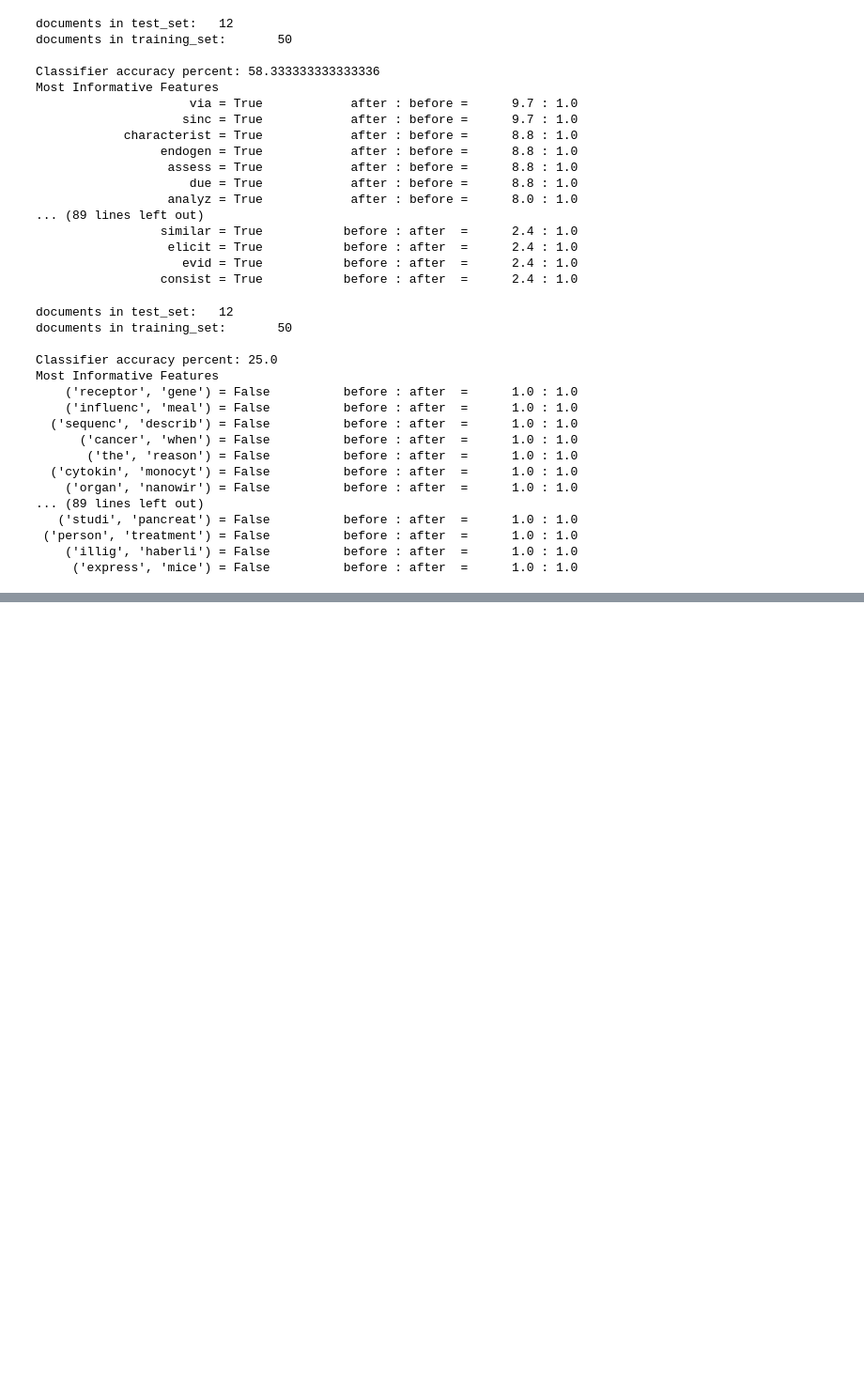
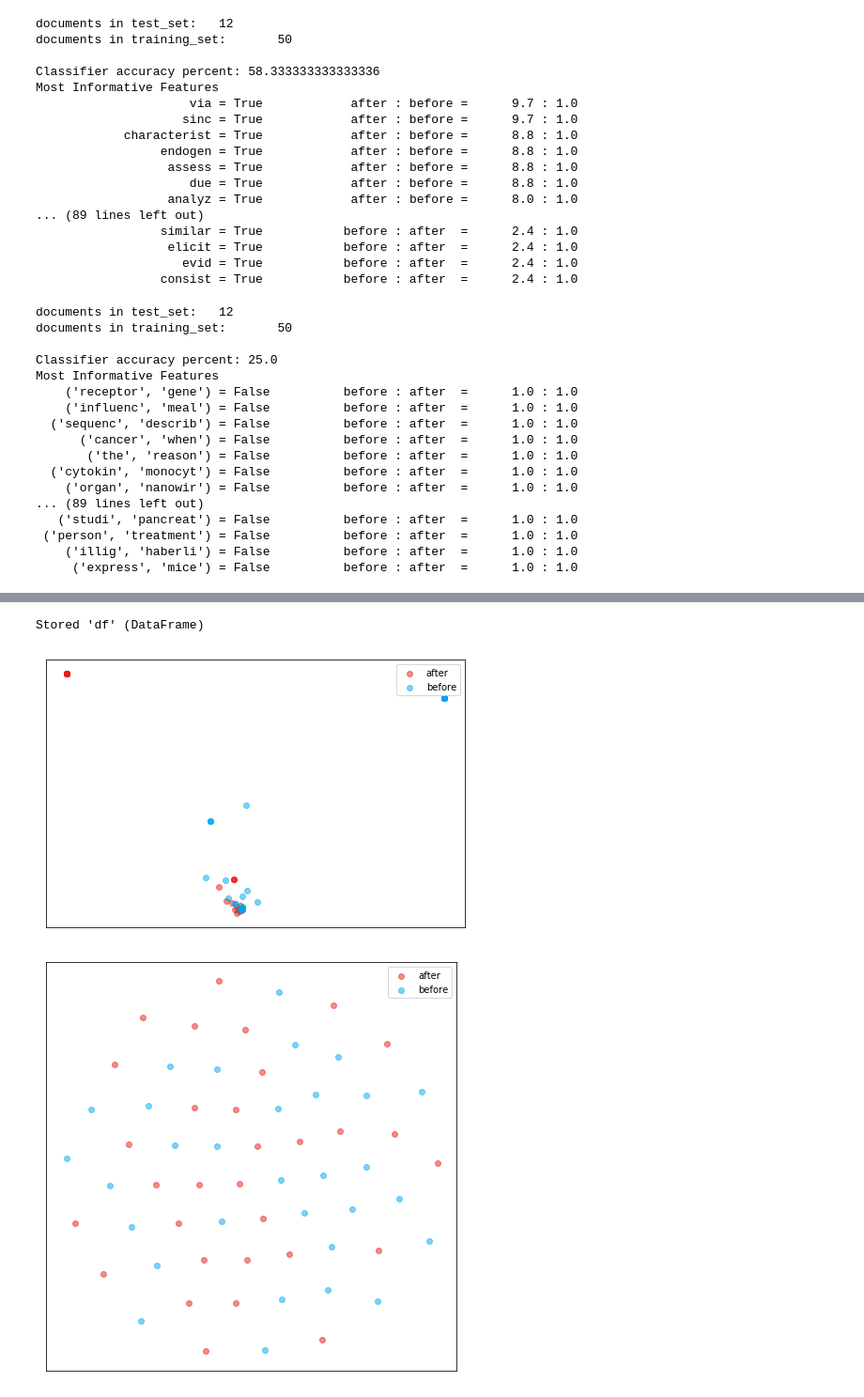
Before and after one commit to dciudadr/eLife_retractions, a Jupyter notebook: select_sentences_citing_and_model.ipynb, the cells around one changed output, grey strips where cells are left out. Shown: that part at 94% size. Drawn from its saved outputs; the diff is of its cells as text; code cells hidden in the pictures; blank space fills up the shorter version.

```diff
--- a/select_sentences_citing_and_model.ipynb
+++ b/select_sentences_citing_and_model.ipynb
@@ -718,6 +772,10 @@ for doi in list(df_sentences_after_not_only.DOI_cited.unique()):
 df_sentences_before_selection = df_sentences_before_only_selection.append(df_sentences_before_not_only_selection)
 df_sentences_after_selection = df_sentences_after_only.append(df_sentences_after_not_only_selection)
 
+df_documents_50_50_balanced = df_sentences_before_selection.append(df_sentences_after_selection)
+# used for unsupervised
+
+
 sentences_before = df_sentences_before_selection.sentences_citing
 sentences_after = df_sentences_after_selection.sentences_citing
 (documents_50_50_balanced, list_all_words_50_50_balanced, list_all_bigrams_50_50_balanced) = get_tuple_articles_stemmed_classified_and_list_words(sentences_before, sentences_after)
@@ -1336,0 +1412,9 @@ Most Informative Features
+# %%
+df = df_documents_50_50_balanced       #1.3
+
+%store df
+%run unsupervised_classification.ipynb
+# %% [output]
+Stored 'df' (DataFrame)
+[figure, added]
+[figure, added]
```
Also changed, not shown: parts of 30 cells of this notebook, 4 other files.
